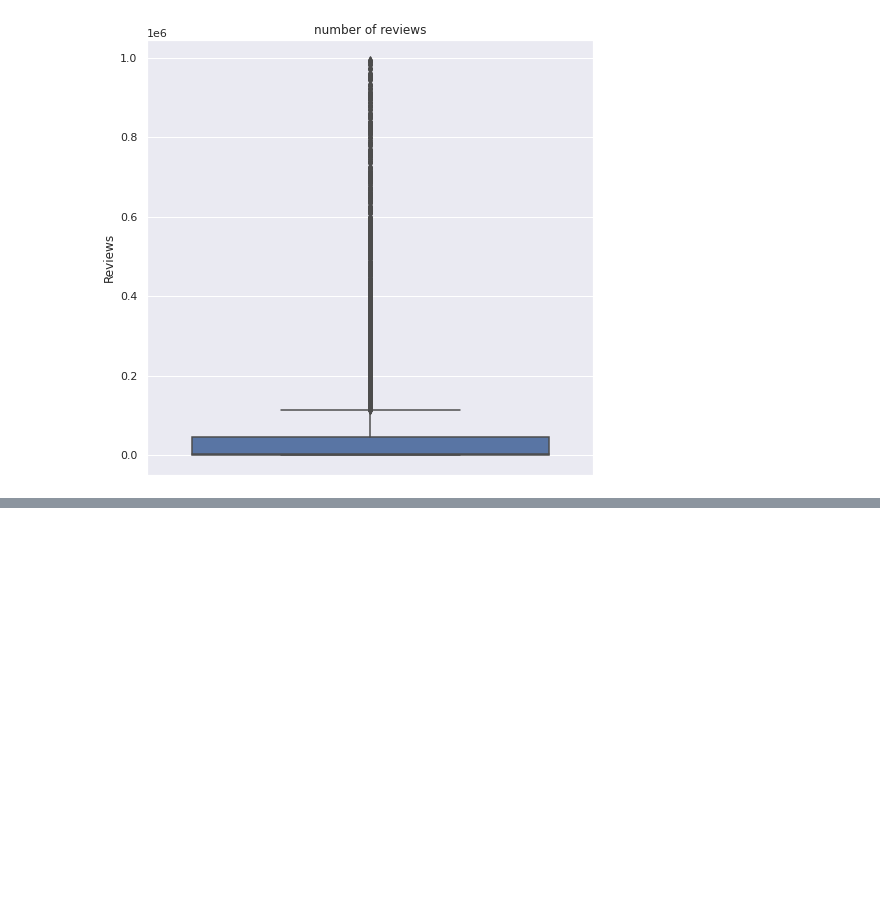
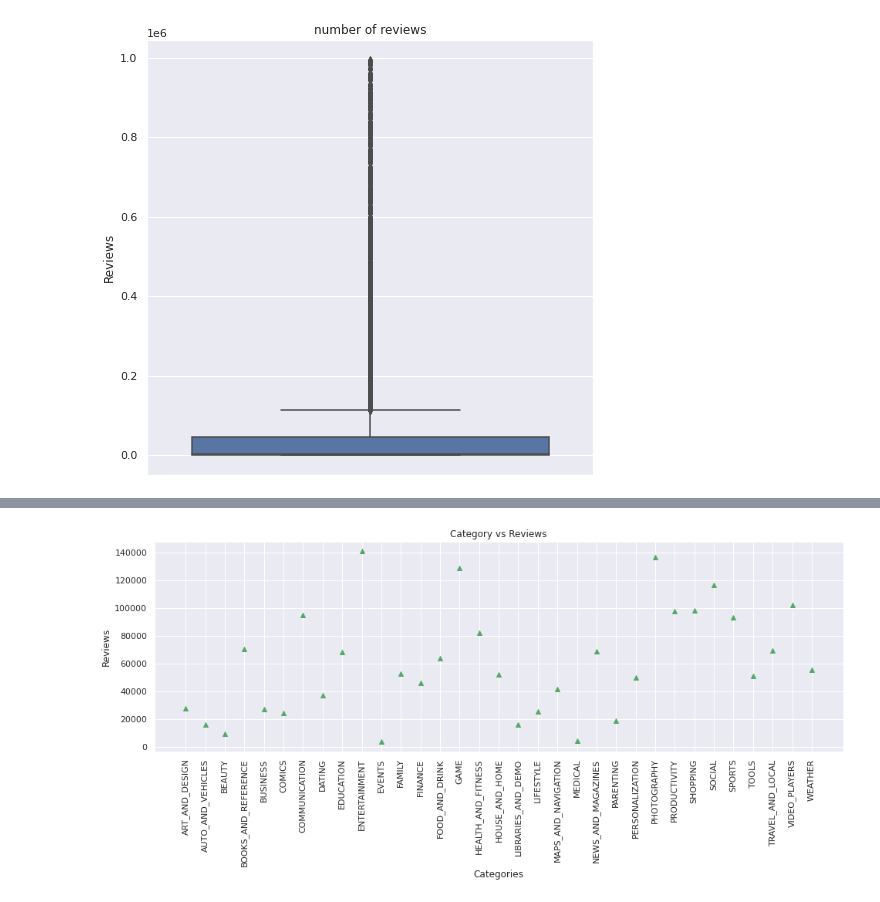
Before and after one commit to DeepakSingh1992/EDA-PROJECT, a Jupyter notebook: Deepak_Singh_EDA_of_Play_Store_App_Review_Analysis_Capstone_Project.ipynb, the cells around one changed output, grey strips where cells are left out. Saved outputs shown, nothing was run; the diff lists cells and outputs as text; code cells hidden in the pictures; blank space fills up the shorter version.

```diff
--- a/Deepak_Singh_EDA_of_Play_Store_App_Review_Analysis_Capstone_Project.ipynb
+++ b/Deepak_Singh_EDA_of_Play_Store_App_Review_Analysis_Capstone_Project.ipynb
@@ -669,0 +721,11 @@ plt.show()
+# %%
+#plotting graph of category vs reviews
+plt.figure(figsize = (16, 5))
+plt.plot(z, "g^", color = "g")
+plt.xticks( rotation = 90)
+plt.title("Category vs Reviews")
+plt.xlabel("Categories")
+plt.ylabel("Reviews")
+plt.show()
+# %% [output]
+[figure, added]
```
Also changed, not shown: parts of 7 cells of this notebook.
